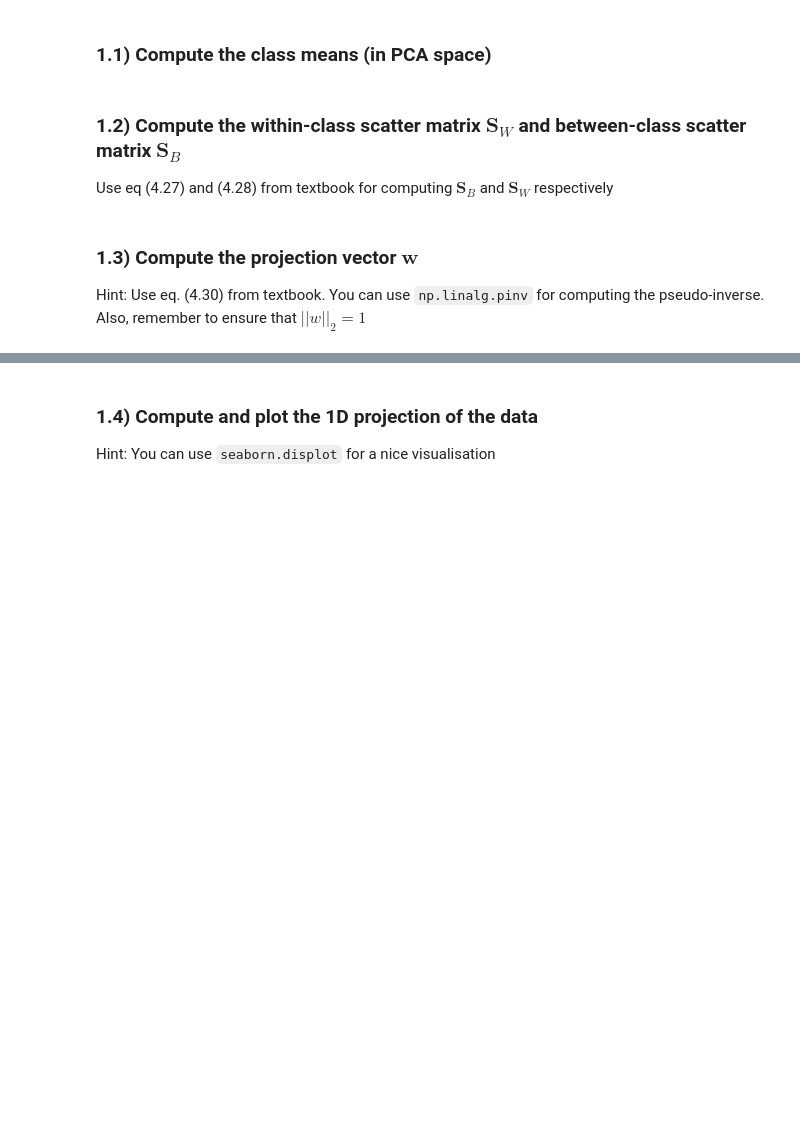
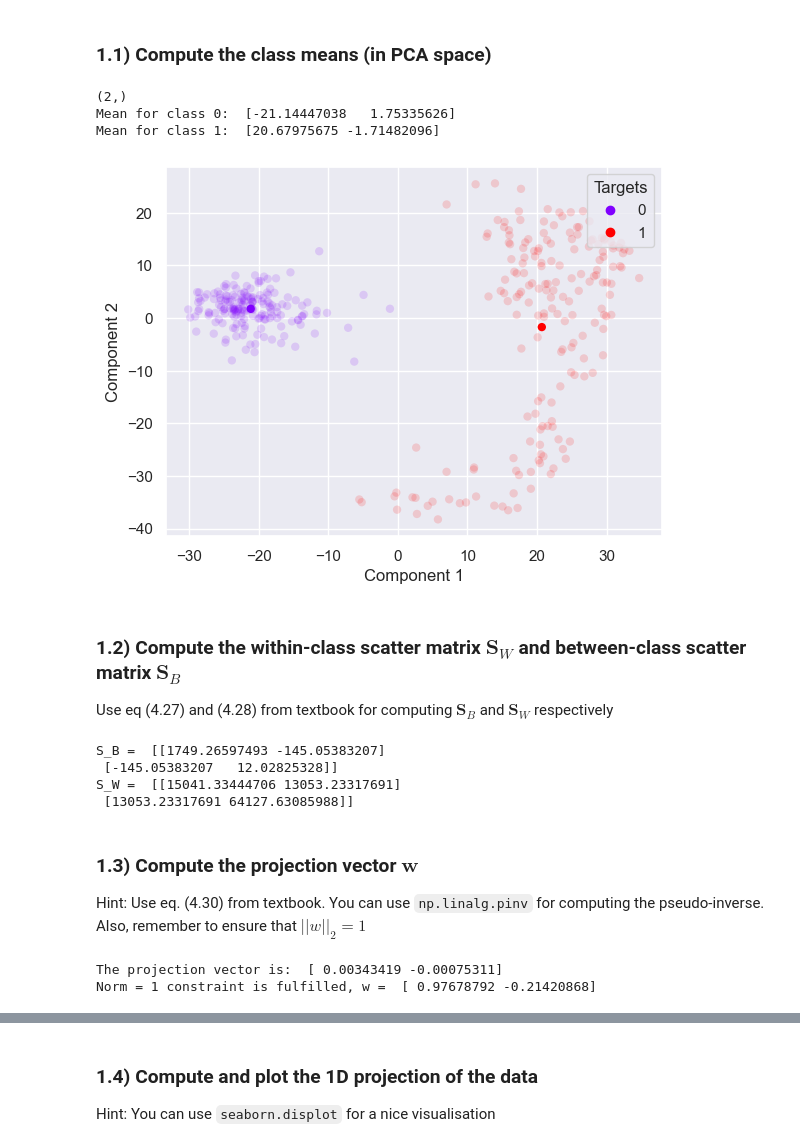
Before and after one commit to CharlsB73/AU-SLML2026-Weekly-Programming-Exercises-, a Jupyter notebook: Exercises/08-lda-and-constrained-opt/exercise-8.ipynb, the cells around one changed output, grey strips where cells are left out. Drawn from its saved outputs; the diff is of its cells as text; code cells hidden in the pictures; blank space fills up the shorter version.

```diff
--- a/Exercises/08-lda-and-constrained-opt/exercise-8.ipynb
+++ b/Exercises/08-lda-and-constrained-opt/exercise-8.ipynb
@@ -96,6 +100,31 @@ plot_scatter(X, t)
 # %%
 # X shape: (N, 2), t shape: (N,); classes are labelled 0 and 1
 # TODO: compute the mean of each class -> m shape: (2, 2), where row m[k] (shape (2,)) is the mean of class k
+mask_0 = (t == 0)
+class_0 = X[mask_0] # Data points in class 0, (# in class 0, 2)
+mean_0 = np.mean(class_0, axis=0) # we average down the rows (2, )
+
+mask_1 = (t == 1)
+class_1 = X[mask_1] # Data points in class 0, (# in class 0, 2)
+mean_1 = np.mean(class_1, axis=0) # we average down the rows (2, )
+
+means = np.array([mean_0, mean_1])
+print(mean_0.shape)
+
+print("Mean for class 0: ", means[0])
+print("Mean for class 1: ", means[1])
+# %% [output]
+(2,)
+Mean for class 0:  [-21.14447038   1.75335626]
+Mean for class 1:  [20.67975675 -1.71482096]
+# %%
+# Extra reference plot: class means over the faded PCA data (PDF page 2).
+plt.figure()
+plot_scatter(X, t, alpha=0.15, legend=False)
+plot_scatter(means, np.array([0, 1]), alpha=1)
+plt.show()
+# %% [output]
+[figure, added]
 # %% [markdown]
 ### 1.2) Compute the within-class scatter matrix $\mathbf{S}_W$ and between-class scatter matrix $\mathbf{S}_B$
 Use eq (4.27) and (4.28) from textbook for computing $\mathbf{S}_B$ and $\mathbf{S}_W$ respectively
@@ -103,9 +132,32 @@ Use eq (4.27) and (4.28) from textbook for computing $\mathbf{S}_B$ and $\mathbf
 # X shape: (N, 2), t shape: (N,), m[k] shape: (2,)
 # TODO: compute S_W (2x2) via eq. (4.28) and S_B (2x2) via eq. (4.27)
 # Tip: reshaping a class mean to (1, 2) makes the outer products easy to write with @
+mean_0_reshape = np.reshape(mean_0, (1, 2)) # (1, 2)
+mean_1_reshape = np.reshape(mean_1, (1, 2)) # (1, 2)
+S_b = (mean_1_reshape- mean_0_reshape).T @ (mean_1_reshape- mean_0_reshape) # (2, 2)
+S_w = (class_0-mean_0_reshape).T @ (class_0-mean_0_reshape) + (class_1-mean_1_reshape).T @ (class_1-mean_1_reshape) # (2, 2)
+print("S_B = ", S_b)
+print("S_W = ", S_w)
+# %% [output]
+S_B =  [[1749.26597493 -145.05383207]
+ [-145.05383207   12.02825328]]
+S_W =  [[15041.33444706 13053.23317691]
+ [13053.23317691 64127.63085988]]
 # %% [markdown]
 ### 1.3) Compute the projection vector $\mathbf{w}$
 Hint: Use eq. (4.30) from textbook. You can use `np.linalg.pinv` for computing the pseudo-inverse. Also, remember to ensure that $||w||_2 = 1$
 # %%
 # S_W shape: (2, 2), m[k] shape: (2,)
 # TODO: compute the projection vector w (shape (2,)) via eq. (4.30), then normalise so ||w||_2 = 1
+
+w = np.linalg.pinv(S_w) @ (mean_1 - mean_0)
+norm = np.linalg.norm(w)
+w_norm = w/norm
+print("The projection vector is: ", w)
+if np.isclose(np.linalg.norm(w_norm), 1):
+    print("Norm = 1 constraint is fulfilled, w = ", w_norm)
+else:
+    print("Norm = 1 constraint is NOT fulfilled, w = ", w_norm)
+# %% [output]
+The projection vector is:  [ 0.00343419 -0.00075311]
+Norm = 1 constraint is fulfilled, w =  [ 0.97678792 -0.21420868]
```
Also changed, not shown: parts of 29 cells of this notebook, 3 other files.
